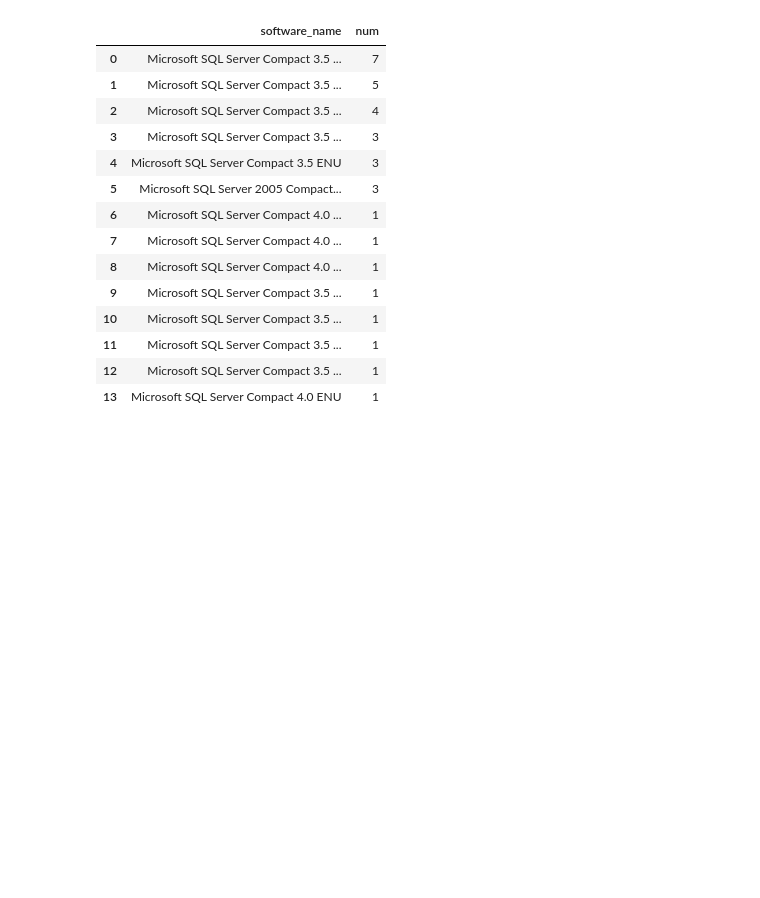
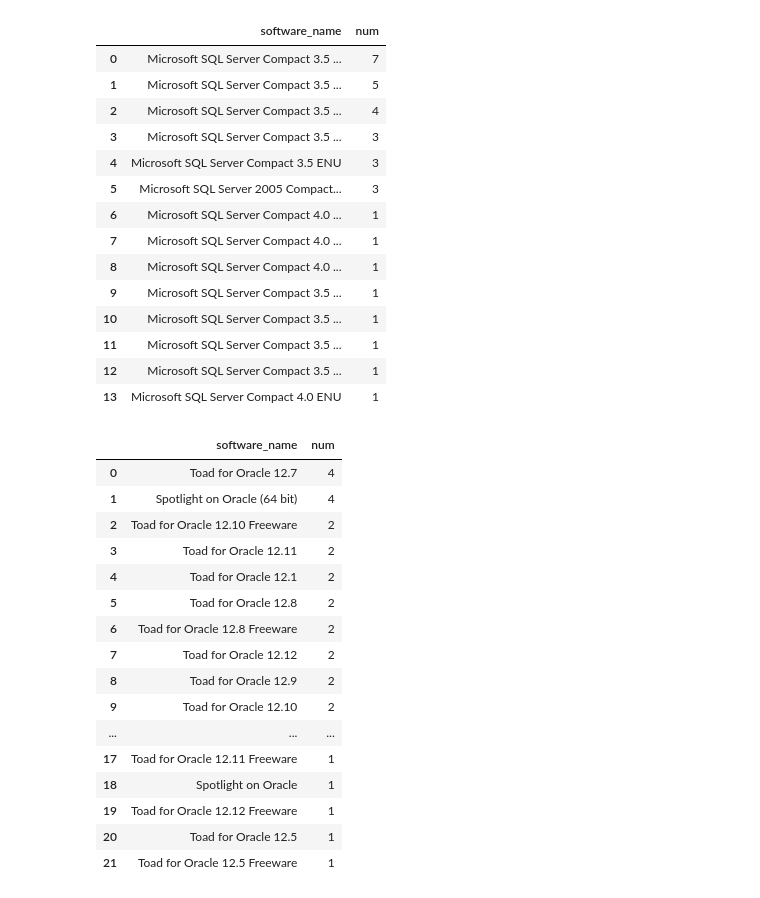
Before and after one commit to brianthomas/app-analytics, a Jupyter notebook: notebooks/App-Analysis-RDBS.ipynb, the cells around one changed output. Drawn from its saved outputs; the diff is of its cells as text; code cells hidden in the pictures; blank space fills up the shorter version.

```diff
--- a/notebooks/App-Analysis-RDBS.ipynb
+++ b/notebooks/App-Analysis-RDBS.ipynb
@@ -180,3 +180,23 @@ db_software_types_histo("Microsoft SQL Server% Compact%", conn=CONN)
 | 11 | Microsoft SQL Server Compact 3.5 ... | 1 |
 | 12 | Microsoft SQL Server Compact 3.5 ... | 1 |
 | 13 | Microsoft SQL Server Compact 4.0 ENU | 1 |
+# %%
+db_software_types_histo("Oracle 1%", conn=CONN)
+# %% [output]
+|  | software_name | num |
+| 0 | Toad for Oracle 12.7 | 4 |
+| 1 | Spotlight on Oracle (64 bit) | 4 |
+| 2 | Toad for Oracle 12.10 Freeware | 2 |
+| 3 | Toad for Oracle 12.11 | 2 |
+| 4 | Toad for Oracle 12.1 | 2 |
+| 5 | Toad for Oracle 12.8 | 2 |
+| 6 | Toad for Oracle 12.8 Freeware | 2 |
+| 7 | Toad for Oracle 12.12 | 2 |
+| 8 | Toad for Oracle 12.9 | 2 |
+| 9 | Toad for Oracle 12.10 | 2 |
+| ... | ... | ... |
+| 17 | Toad for Oracle 12.11 Freeware | 1 |
+| 18 | Spotlight on Oracle | 1 |
+| 19 | Toad for Oracle 12.12 Freeware | 1 |
+| 20 | Toad for Oracle 12.5 | 1 |
+| 21 | Toad for Oracle 12.5 Freeware | 1 |
```
Also changed, not shown: parts of 2 cells of this notebook, 2 other files.
